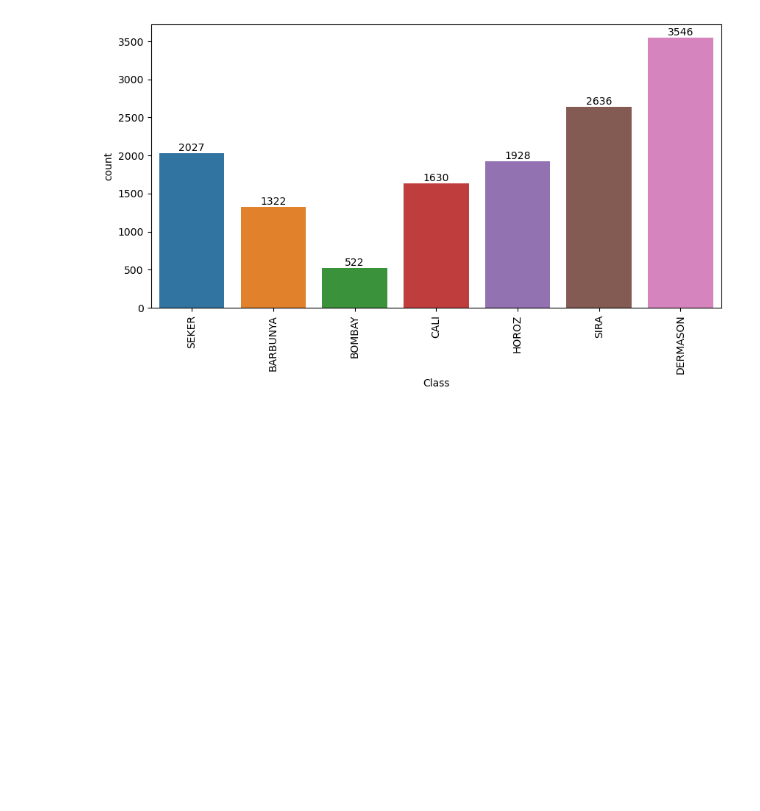
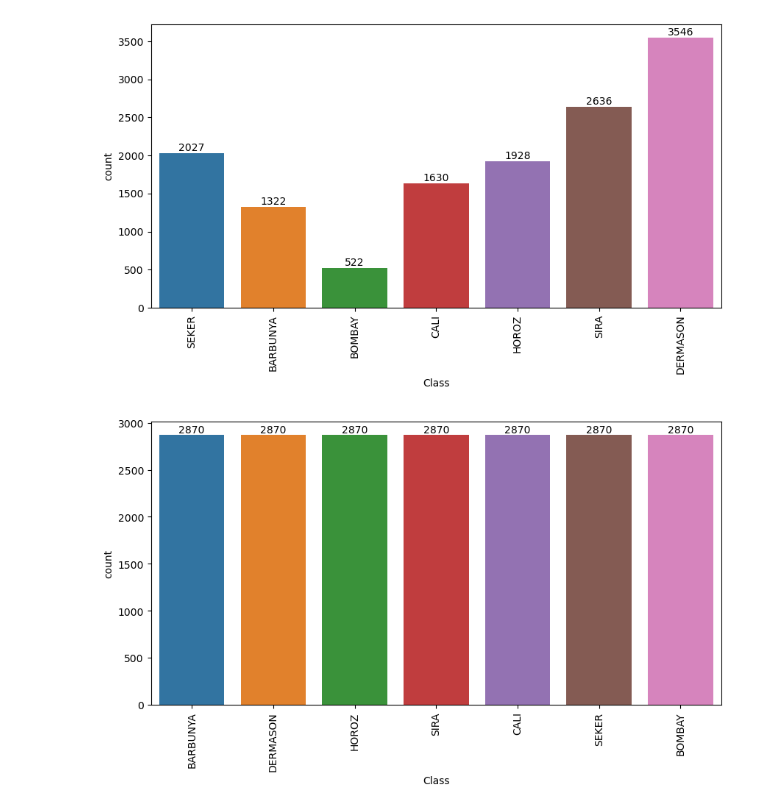
Before and after one commit to samuponz/drybeans, a Jupyter notebook: DM.ipynb, the cells around one changed output. Saved outputs shown, nothing was run; the diff lists cells and outputs as text; code cells hidden in the pictures; blank space fills up the shorter version.

```diff
--- a/DM.ipynb
+++ b/DM.ipynb
@@ -11,6 +14,7 @@ import seaborn as sns
 df = pd.read_excel("DryBeanDataset/Dry_Bean_Dataset.xlsx")
 df.rename(columns = {'AspectRation':'AspectRatio'}, inplace = True)
 df = df.astype({'Area': 'float64'})
+df = df.astype({'Class': 'string'})
 df = df.drop(['ConvexArea', 'ShapeFactor3'], axis=1) # REMEMBER TO PUT THIS COMMAND AFTER CORRELATION ANALYSIS
 #df.info()
 #df.describe()
@@ -80,3 +84,17 @@ graph.set_xticklabels(graph.get_xticklabels(),rotation=90);
 graph.bar_label(ax.containers[0]);
 # %% [output]
 [figure]
+# %%
+# OVERSAMPLING - SMOTE
+
+X_train, X_test, y_train, y_test  = train_test_split(df.iloc[:,:-1], df.iloc[:,-1:], test_size=0.2)
+smt = SMOTE()
+X_train_smt, y_train_smt = smt.fit_resample(X_train, y_train)
+df_train_smot = pd.merge(X_train_smt, y_train_smt, left_index=True, right_index=True)
+
+fig, ax = plt.subplots(figsize=(10,5));
+graph = sns.countplot(ax=ax, x='Class', data=df_train_smot);
+graph.set_xticklabels(graph.get_xticklabels(),rotation=90);
+graph.bar_label(ax.containers[0]);
+# %% [output]
+[figure, added]
```
Also changed, not shown: parts of 1 cell of this notebook, 1 other file.
